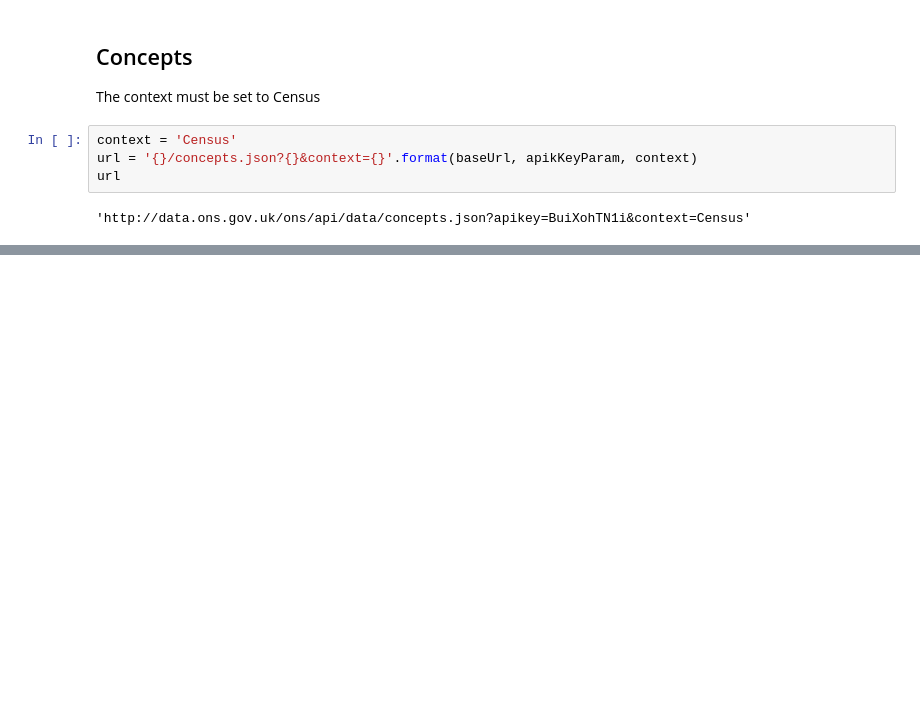
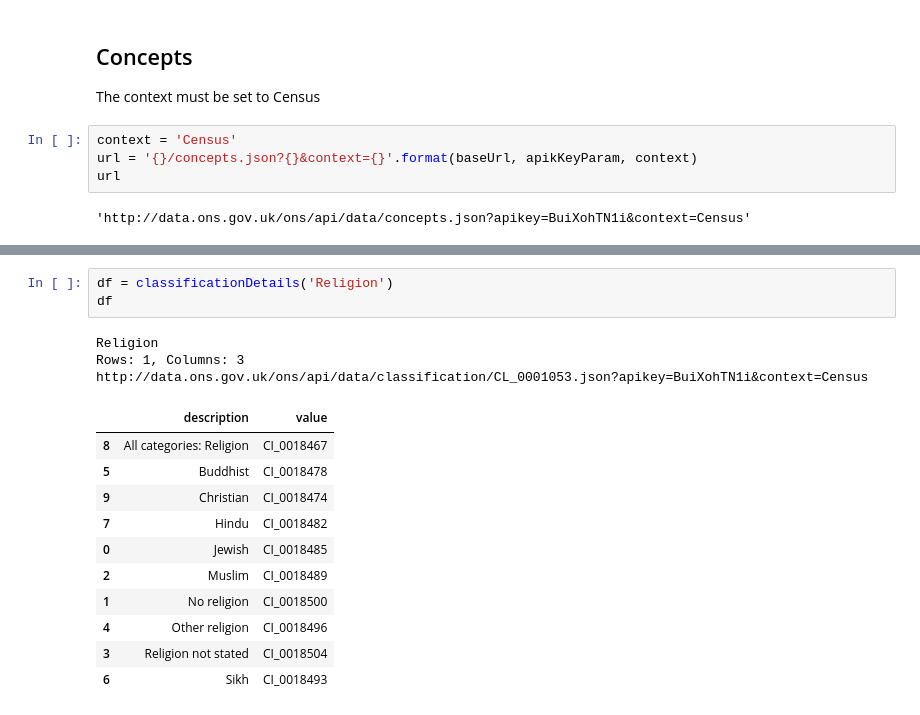
Before and after one commit to simonproffitt/health_data_analysis, a Jupyter notebook: notebooks/ONS explorer.ipynb, the cells around one changed output, grey strips where cells are left out. Cells and saved outputs as stored; diff of their text form; blank space fills up the shorter version.

```diff
--- a/notebooks/ONS explorer.ipynb
+++ b/notebooks/ONS explorer.ipynb
@@ -69,0 +153,18 @@ conceptsdf
+# %%
+df = classificationDetails('Religion')
+df
+# %% [output]
+Religion
+Rows: 1, Columns: 3
+http://data.ons.gov.uk/ons/api/data/classification/CL_0001053.json?apikey=BuiXohTN1i&context=Census
+|  | description | value |
+| 8 | All categories: Religion | CI_0018467 |
+| 5 | Buddhist | CI_0018478 |
+| 9 | Christian | CI_0018474 |
+| 7 | Hindu | CI_0018482 |
+| 0 | Jewish | CI_0018485 |
+| 2 | Muslim | CI_0018489 |
+| 1 | No religion | CI_0018500 |
+| 4 | Other religion | CI_0018496 |
+| 3 | Religion not stated | CI_0018504 |
+| 6 | Sikh | CI_0018493 |
```
Also changed, not shown: parts of 16 cells of this notebook.
